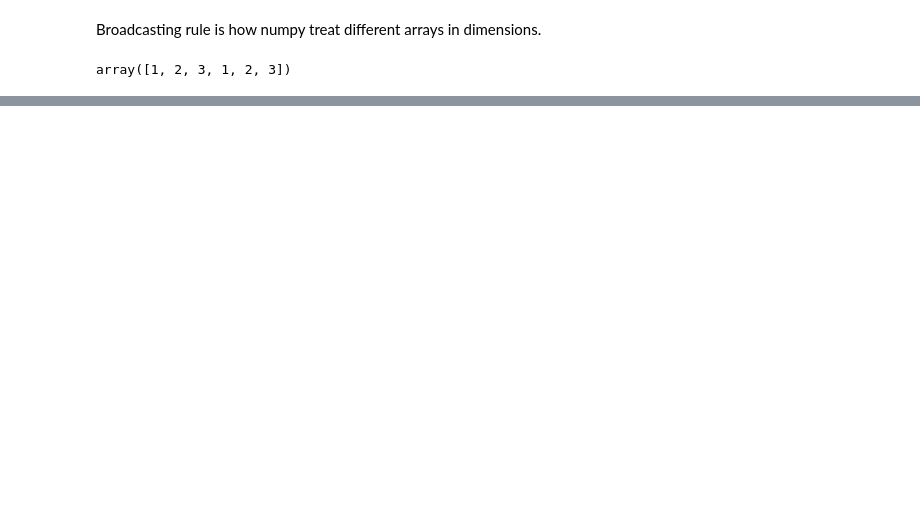
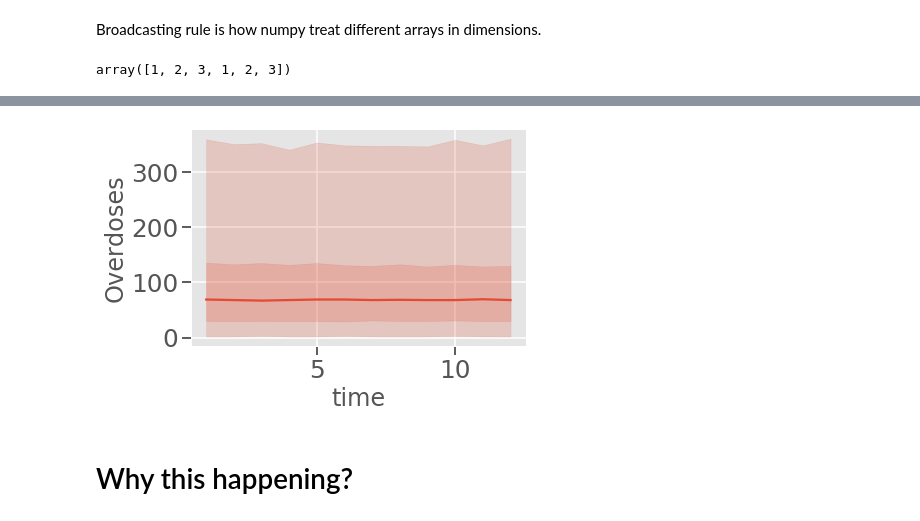
Before and after one commit to tom-hc-park/MSc-RA-Bayesian-evidence-synthesis, a Jupyter notebook: Reproducting Mike's Paper in Python Scratchbook.ipynb, the cells around one changed output, grey strips where cells are left out. Saved outputs shown, nothing was run; the diff lists cells and outputs as text; code cells hidden in the pictures; blank space fills up the shorter version.

```diff
--- a/Reproducting Mike's Paper in Python Scratchbook.ipynb
+++ b/Reproducting Mike's Paper in Python Scratchbook.ipynb
@@ -204,0 +222,6 @@ def overdose_generation():
+# %%
+plot_data_timeseries(data['x'])
+# %% [output]
+[figure, added]
+# %% [markdown]
+# Why this happening?
```
Also changed, not shown: parts of 12 cells of this notebook.
